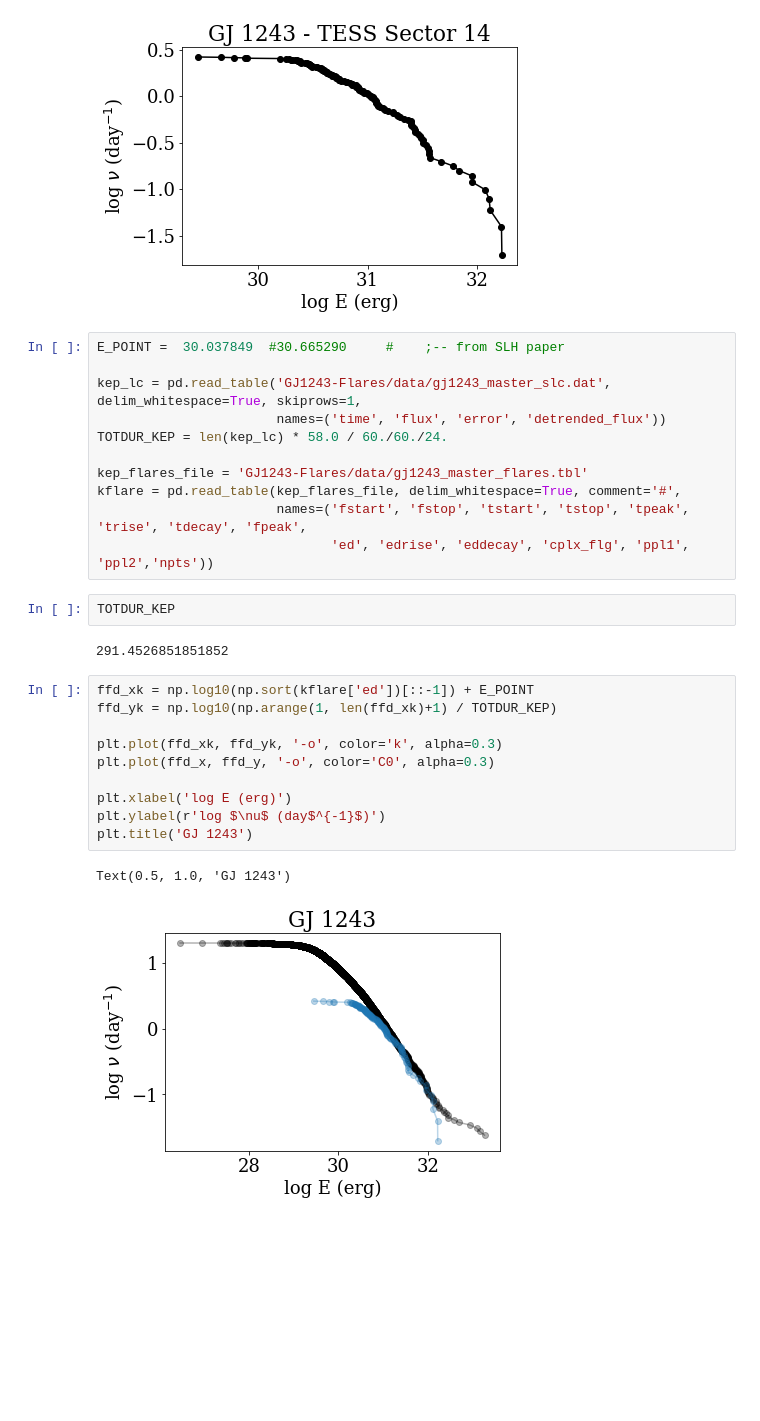
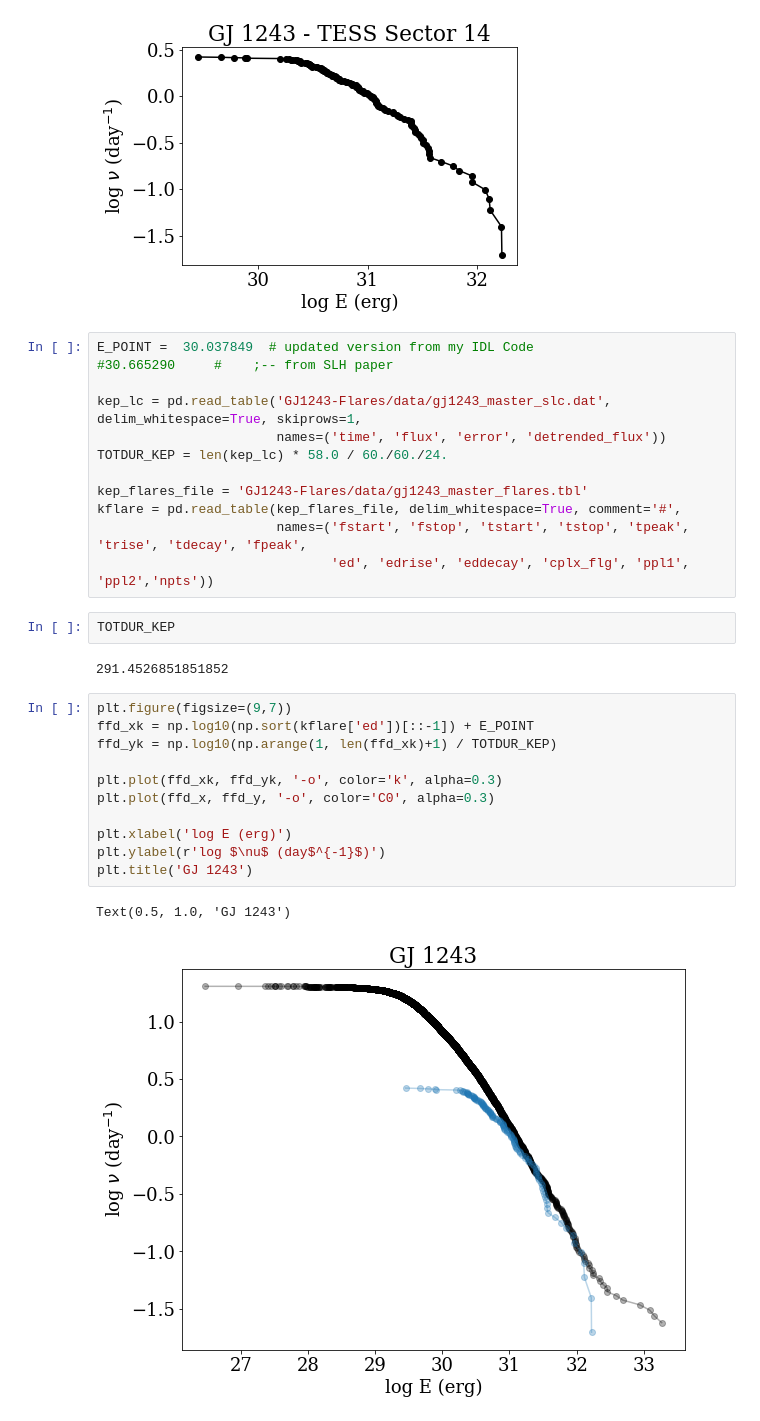
Before and after one commit to jradavenport/gj1243_10yrs, a Jupyter notebook: flare_search.ipynb, the cells around one changed output. Drawn from its saved outputs; the diff is of its cells as text; blank space fills up the shorter version.

```diff
--- a/flare_search.ipynb
+++ b/flare_search.ipynb
@@ -70,7 +70,8 @@ plt.title('GJ 1243 - TESS Sector 14')
 Text(0.5, 1.0, 'GJ 1243 - TESS Sector 14')
 [figure]
 # %%
-E_POINT =  30.037849  #30.665290     #    ;-- from SLH paper
+E_POINT =  30.037849  # updated version from my IDL Code
+#30.665290     #    ;-- from SLH paper
 
 kep_lc = pd.read_table('GJ1243-Flares/data/gj1243_master_slc.dat', delim_whitespace=True, skiprows=1,
                        names=('time', 'flux', 'error', 'detrended_flux'))
@@ -85,15 +86,16 @@ TOTDUR_KEP
 # %% [output]
 291.4526851851852
 # %%
+plt.figure(figsize=(9,7))
 ffd_xk = np.log10(np.sort(kflare['ed'])[::-1]) + E_POINT
 ffd_yk = np.log10(np.arange(1, len(ffd_xk)+1) / TOTDUR_KEP)
 
 plt.plot(ffd_xk, ffd_yk, '-o', color='k', alpha=0.3)
 plt.plot(ffd_x, ffd_y, '-o', color='C0', alpha=0.3)
 
 plt.xlabel('log E (erg)')
 plt.ylabel(r'log $\nu$ (day$^{-1}$)')
 plt.title('GJ 1243')
 # %% [output]
 Text(0.5, 1.0, 'GJ 1243')
-[figure, old version]
+[figure, new version]
```
Also changed, not shown: parts of 3 cells of this notebook.
